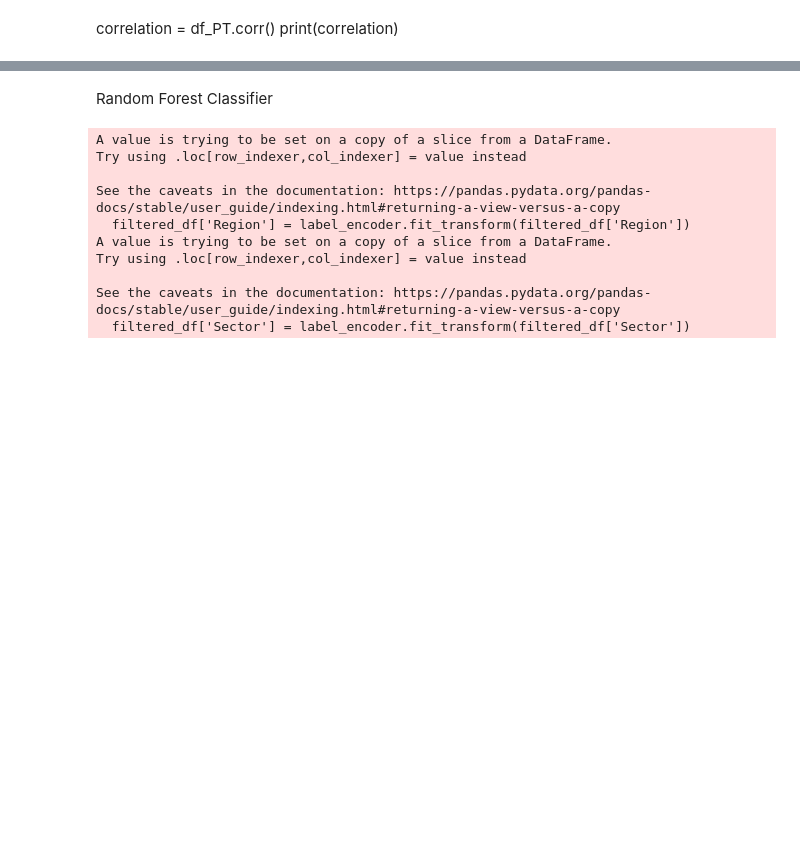
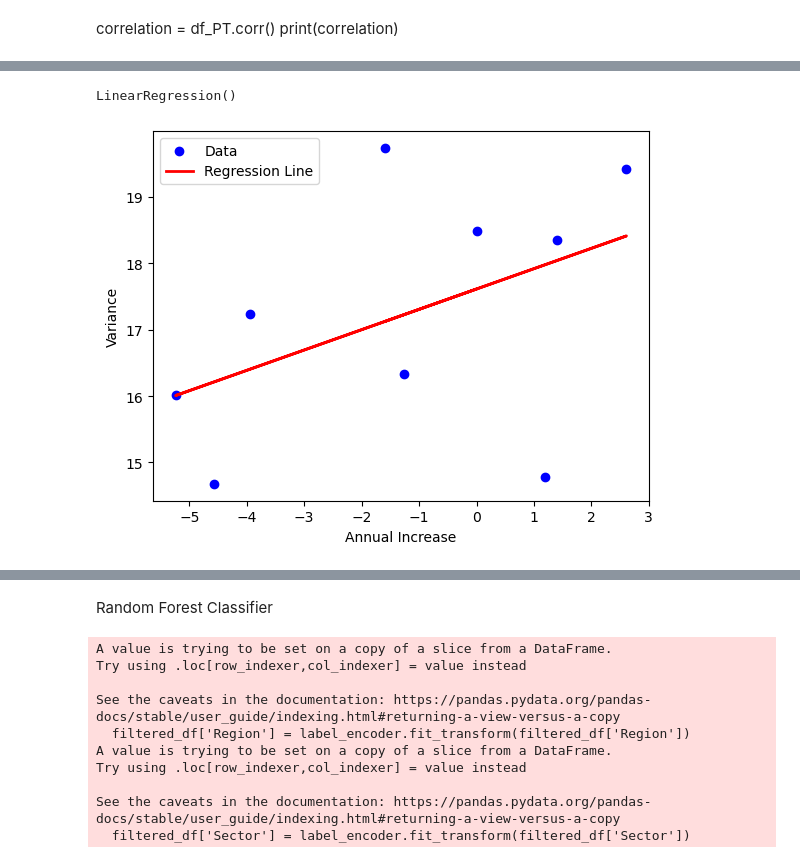
Before and after one commit to ElenaBez/DataAnalytics1, a Jupyter notebook: DA_CA1(11).ipynb, the cells around one changed output, grey strips where cells are left out. Cells and saved outputs as stored; diff of their text form; code cells hidden in the pictures; blank space fills up the shorter version.

```diff
--- a/DA_CA1(11).ipynb
+++ b/DA_CA1(11).ipynb
@@ -919,0 +956,27 @@ Mean absolute percentage error of the prediction is: 13.60826603818102
+# %%
+# Define X and y
+
+X = df_2000_2008['AnnualIncrease']
+y = df_2000_2008['Variance']
+# %%
+X = np.array(X).reshape(-1, 1)
+y = np.array(y).reshape(-1,1)
+# %%
+# Create and fit a linear regression model
+regressor = LinearRegression()
+regressor.fit(X, y)
+# %% [output]
+LinearRegression()
+# %%
+# Make predictions
+y_pred = regressor.predict(X)
+# %%
+# Plot the data and regression line
+plt.scatter(X, y, color='blue', label='Data')
+plt.plot(X, y_pred, color='red', linewidth=2, label='Regression Line')
+plt.xlabel('Annual Increase')
+plt.ylabel('Variance')
+plt.legend()
+plt.show()
+# %% [output]
+[figure, added]
```
Also changed, not shown: parts of 39 cells of this notebook.
